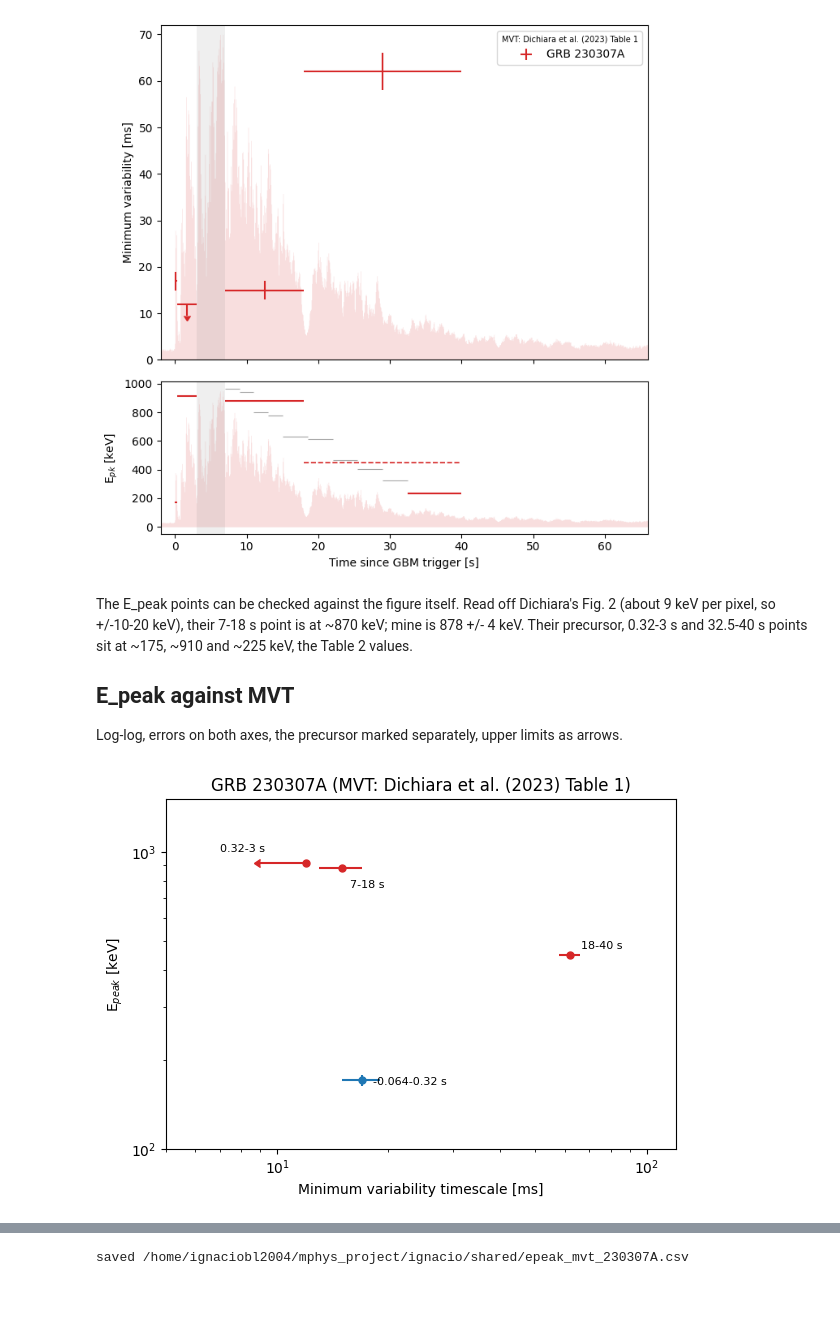
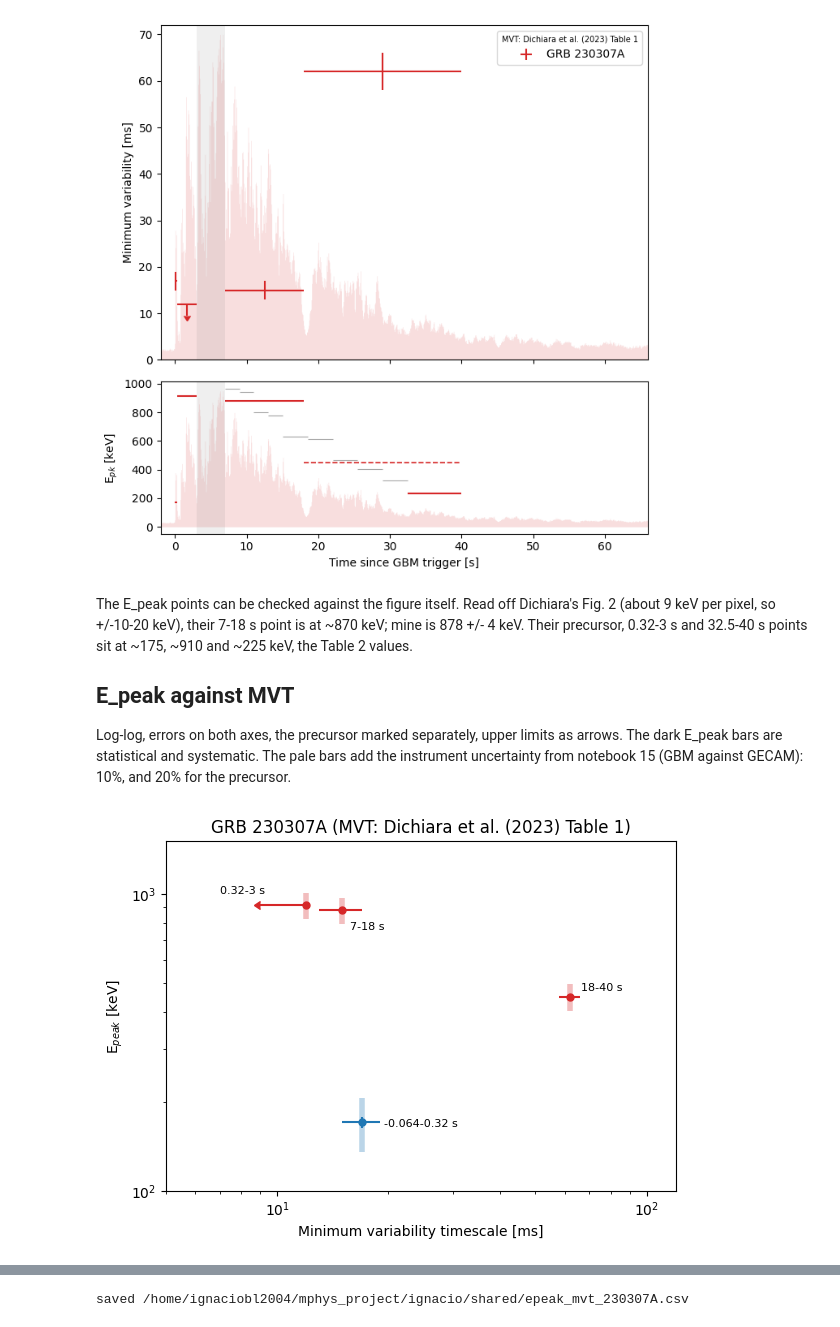
Before and after one commit to idbl2004/mphys-project, a Jupyter notebook: ignacio/13_epeak_mvt_merge.ipynb, the cells around one changed output, grey strips where cells are left out. Drawn from its saved outputs; the diff is of its cells as text; code cells hidden in the pictures; blank space fills up the shorter version.

```diff
--- a/ignacio/13_epeak_mvt_merge.ipynb
+++ b/ignacio/13_epeak_mvt_merge.ipynb
@@ -48,7 +48,9 @@ merged = epeak.join(mvt, how="inner")
 for label, row in merged.iterrows():
     assert np.allclose([row.t_start, row.t_stop], windows.loc[label, ["t_start", "t_stop"]])
 merged["Epeak_err"] = np.hypot(0.5 * (merged.Epeak_err_lo + merged.Epeak_err_hi), merged.Epeak_sys)
-merged[["t_start", "t_stop", "Epeak_keV", "Epeak_err", "Epeak_rest_keV", "mvt_s", "mvt_err_lo_s",
+instrument = pd.read_csv(SHARED / "epeak_230307A_instrument_check.csv").set_index("label")     # notebook 15
+merged["Epeak_instrument_keV"] = merged.Epeak_keV * instrument.Epeak_instrument_frac
+merged[["t_start", "t_stop", "Epeak_keV", "Epeak_err", "Epeak_instrument_keV", "Epeak_rest_keV", "mvt_s", "mvt_err_lo_s",
         "upper_limit"]].round(4)
 # %% [output]
 MVT windows with no E_peak: none
@@ -117,28 +119,30 @@ so +/-10-20 keV), their 7-18 s point is at ~870 keV; mine is 878 +/- 4 keV. Thei
 
 ## E_peak against MVT
 
-Log-log, errors on both axes, the precursor marked separately, upper limits as arrows.
+Log-log, errors on both axes, the precursor marked separately, upper limits as arrows. The dark E_peak bars are statistical
+and systematic. The pale bars add the instrument uncertainty from notebook 15 (GBM against GECAM): 10%, and 20% for the precursor.
 # %%
 fig, ax = plt.subplots(figsize=(6, 4.5))
 for label, row in merged.iterrows():
     colour = "tab:blue" if label == "pre" else "tab:red"
     x, y = 1e3 * row.mvt_s, row.Epeak_keV
+    ax.errorbar(x, y, yerr=np.hypot(row.Epeak_err, row.Epeak_instrument_keV), fmt="none", ecolor=colour, alpha=0.3, lw=4)
     if row.upper_limit:
         ax.errorbar(x, y, xerr=0.25 * x, yerr=row.Epeak_err, xuplims=True, fmt="o", color=colour, ms=5)
     else:
         ax.errorbar(x, y, xerr=[[1e3 * row.mvt_err_lo_s], [1e3 * row.mvt_err_hi_s]], yerr=row.Epeak_err,
                     fmt="o", color=colour, ms=5)
-    offset = {"pre": (8, -3), "m01": (-62, 8), "t1_07_18": (6, -14), "t1_18_40": (8, 4)}.get(label, (6, 4))
+    offset = {"pre": (16, -3), "m01": (-62, 8), "t1_07_18": (6, -14), "t1_18_40": (8, 4)}.get(label, (6, 4))
     ax.annotate(f"{row.t_start:g}-{row.t_stop:g} s", (x, y), textcoords="offset points", xytext=offset, fontsize=8)
 ax.set(xscale="log", yscale="log", xlabel="Minimum variability timescale [ms]", ylabel="E$_{peak}$ [keV]",
        title=f"GRB 230307A (MVT: {mvt_source})")
 ax.set_xlim(5, 120)
 ax.set_ylim(100, 1500)
 fig.tight_layout()
 fig.savefig(FIGURE_DIR / "13_epeak_vs_mvt.png", dpi=200)
 plt.show()
 # %% [output]
-[figure, old version]
+[figure, new version]
 # %% [markdown]
 With Dichiara's MVT, the main-emission windows follow the trend they describe: the shortest variability
 (< 12 ms in 0.32-3 s, 15 ms in 7-18 s) goes with the hardest spectra (E_peak ~880-915 keV), and the slowest
```
Also changed, not shown: parts of 3 cells of this notebook, 22 other files.
